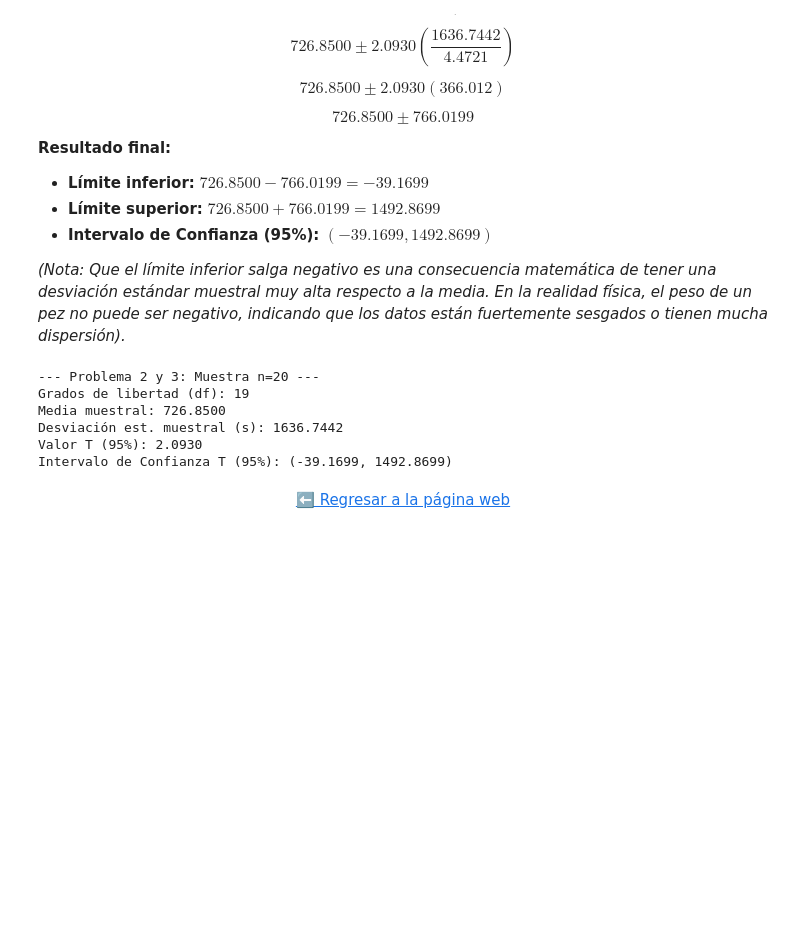
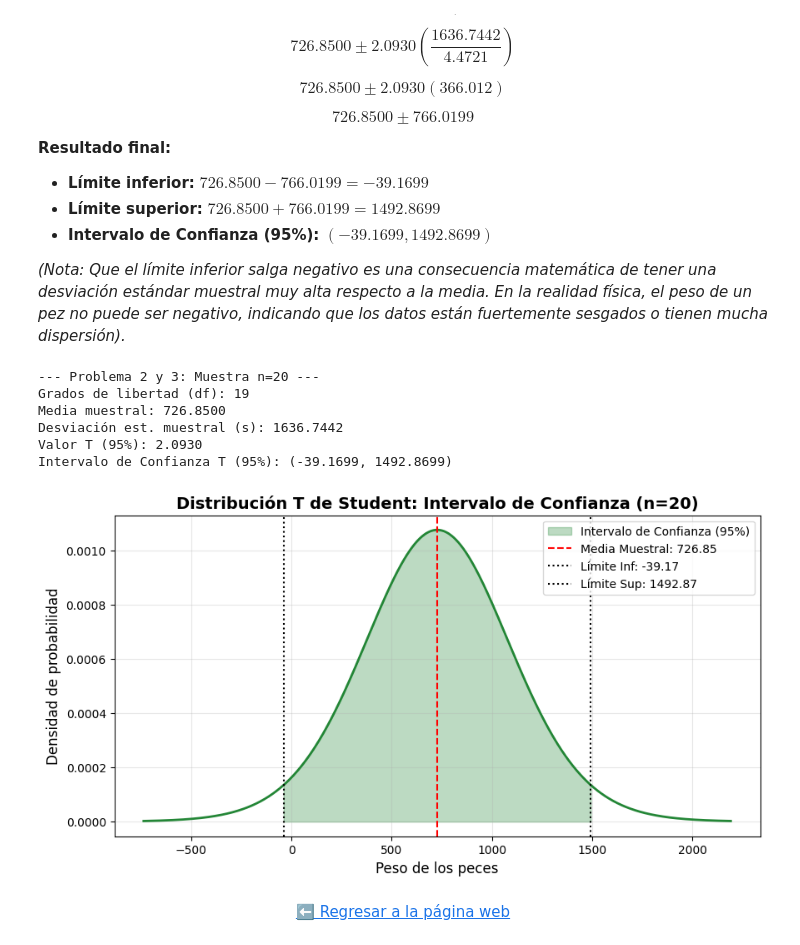
Before and after one commit to AxisCrazy/Probabilidad-y-estadistica-2, a Jupyter notebook: Portafolio_01.ipynb, the cells around one changed output. Cells and saved outputs as stored; diff of their text form; code cells hidden in the pictures; blank space fills up the shorter version.

```diff
--- a/Portafolio_01.ipynb
+++ b/Portafolio_01.ipynb
@@ -139,31 +219,55 @@ $$ 726.8500 \pm 766.0199 $$
 # %%
 # Extraer muestra menor a 30
 muestra_2 = df[columna_analisis].sample(n=20, random_state=42)
 n2 = len(muestra_2)
 grados_libertad = n2 - 1
 media2 = muestra_2.mean()
 std2_muestral = muestra_2.std(ddof=1) # Desviación estándar muestral (s)
 
 # Nivel de confianza 95% para t-Student
 t_valor = st.t.ppf(0.975, df=grados_libertad)
 
 margen_error_t = t_valor * (std2_muestral / np.sqrt(n2))
 limite_inf_t = media2 - margen_error_t
 limite_sup_t = media2 + margen_error_t
 
 print(f"--- Problema 2 y 3: Muestra n={n2} ---")
 print(f"Grados de libertad (df): {grados_libertad}")
 print(f"Media muestral: {media2:.4f}")
 print(f"Desviación est. muestral (s): {std2_muestral:.4f}")
 print(f"Valor T (95%): {t_valor:.4f}")
 print(f"Intervalo de Confianza T (95%): ({limite_inf_t:.4f}, {limite_sup_t:.4f})")
+
+# --- GRÁFICA ---
+error_estandar_2 = std2_muestral / np.sqrt(n2)
+x2 = np.linspace(media2 - 4*error_estandar_2, media2 + 4*error_estandar_2, 1000)
+y2 = st.t.pdf(x2, df=grados_libertad, loc=media2, scale=error_estandar_2)
+
+plt.figure(figsize=(10, 5))
+plt.plot(x2, y2, color='#238636', linewidth=2)
+
+x_fill2 = np.linspace(limite_inf_t, limite_sup_t, 500)
+y_fill2 = st.t.pdf(x_fill2, df=grados_libertad, loc=media2, scale=error_estandar_2)
+plt.fill_between(x_fill2, y_fill2, color='#238636', alpha=0.3, label='Intervalo de Confianza (95%)')
+
+plt.axvline(media2, color='red', linestyle='--', linewidth=1.5, label=f'Media Muestral: {media2:.2f}')
+plt.axvline(limite_inf_t, color='black', linestyle=':', linewidth=1.5, label=f'Límite Inf: {limite_inf_t:.2f}')
+plt.axvline(limite_sup_t, color='black', linestyle=':', linewidth=1.5, label=f'Límite Sup: {limite_sup_t:.2f}')
+
+plt.title("Distribución T de Student: Intervalo de Confianza (n=20)", fontsize=14, fontweight='bold')
+plt.xlabel("Peso de los peces", fontsize=12)
+plt.ylabel("Densidad de probabilidad", fontsize=12)
+plt.legend(loc='upper right')
+plt.grid(alpha=0.3)
+plt.show()
 # %% [output]
 --- Problema 2 y 3: Muestra n=20 ---
 Grados de libertad (df): 19
 Media muestral: 726.8500
 Desviación est. muestral (s): 1636.7442
 Valor T (95%): 2.0930
 Intervalo de Confianza T (95%): (-39.1699, 1492.8699)
+[figure, added]
 # %% [markdown]
 <div align="center">
   <a href="https://axiscrazy.github.io/Probabilidad-y-estadistica-2/index.html">
```
Also changed, not shown: parts of 4 cells of this notebook.
